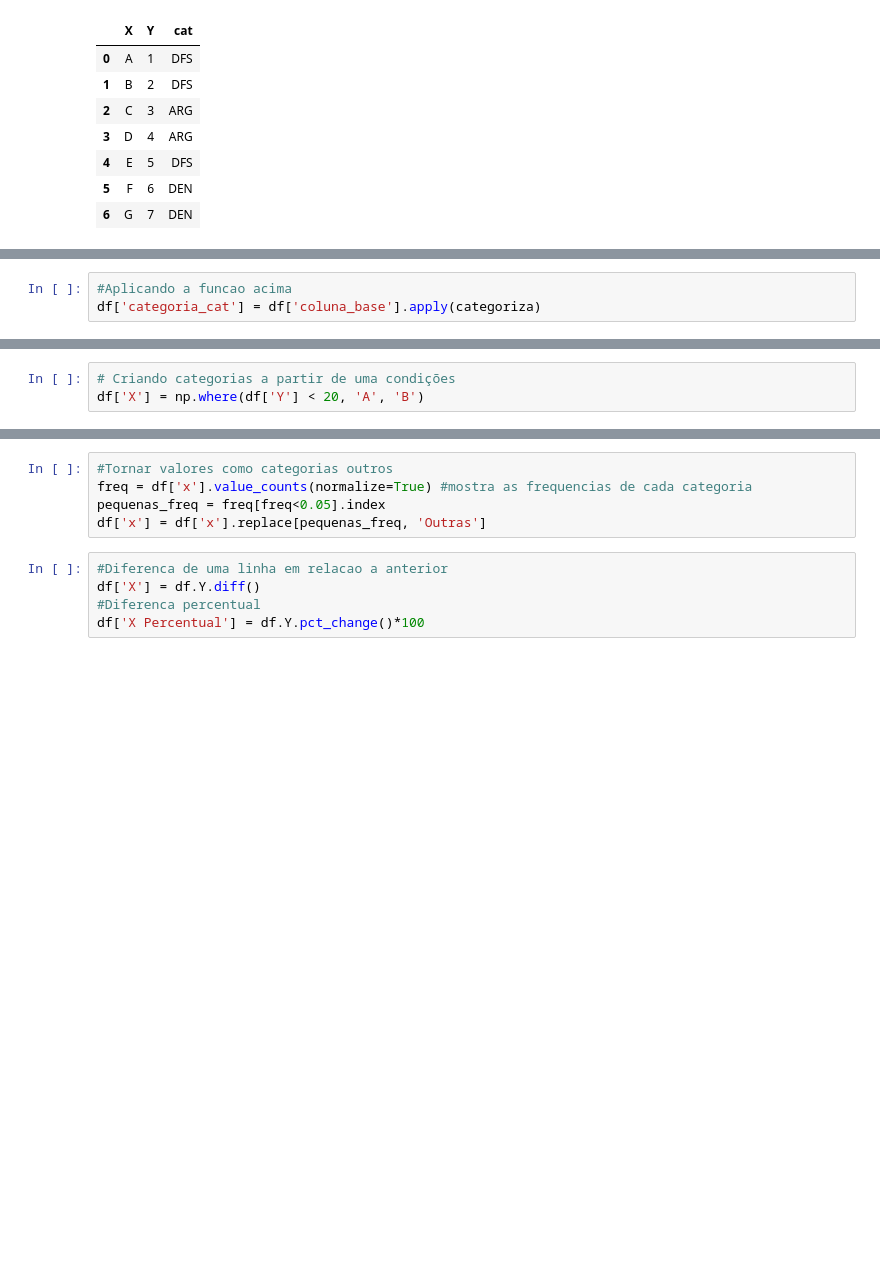
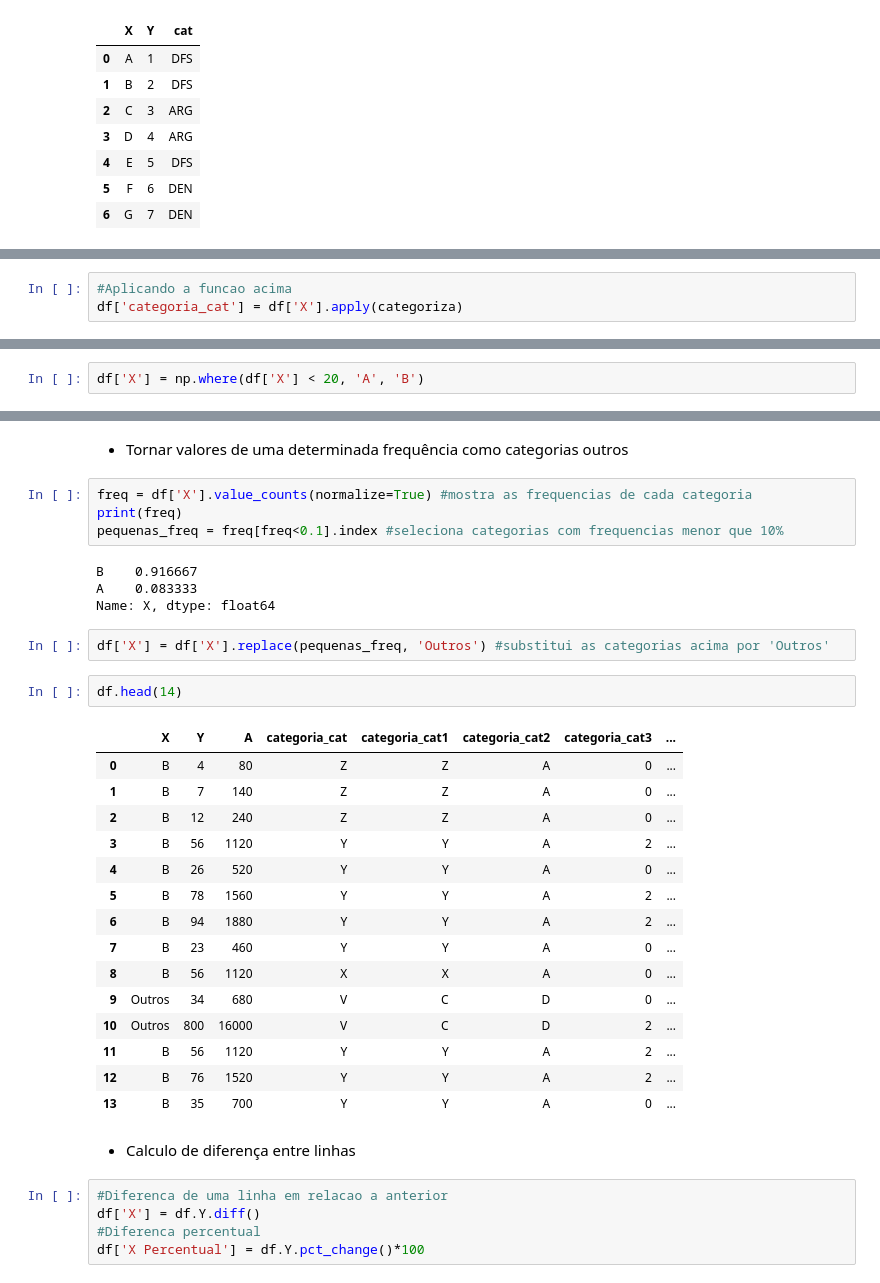
Before and after one commit to GCabral95/Codigos_Analise_Dados, a Jupyter notebook: Limpeza e Engenharia de Base.ipynb, the cells around one changed output, grey strips where cells are left out. Saved outputs shown, nothing was run; the diff lists cells and outputs as text; blank space fills up the shorter version.

```diff
--- a/Limpeza e Engenharia de Base.ipynb
+++ b/Limpeza e Engenharia de Base.ipynb
@@ -260,3 +319,3 @@ def categoriza(s):
 # %%
 #Aplicando a funcao acima
-df['categoria_cat'] = df['coluna_base'].apply(categoriza)
+df['categoria_cat'] = df['X'].apply(categoriza)
@@ -266,3 +381,2 @@ df['categoria_cat1'], df['categoria_cat2'] = zip(*df['coluna_base'].apply(catego
 # %%
-# Criando categorias a partir de uma condições
-df['X'] = np.where(df['Y'] < 20, 'A', 'B')
+df['X'] = np.where(df['X'] < 20, 'A', 'B')
@@ -269,8 +392,35 @@ df['X'] = np.where(df['Y'] < 20, 'A', 'B')
+# %% [markdown]
+* Tornar valores de uma determinada frequência como categorias outros
 # %%
-#Tornar valores como categorias outros
-freq = df['x'].value_counts(normalize=True) #mostra as frequencias de cada categoria
-pequenas_freq = freq[freq<0.05].index
-df['x'] = df['x'].replace[pequenas_freq, 'Outras']
+freq = df['X'].value_counts(normalize=True) #mostra as frequencias de cada categoria
+print(freq)
+pequenas_freq = freq[freq<0.1].index #seleciona categorias com frequencias menor que 10%
+# %% [output]
+B    0.916667
+A    0.083333
+Name: X, dtype: float64
+# %%
+df['X'] = df['X'].replace(pequenas_freq, 'Outros') #substitui as categorias acima por 'Outros'
+# %%
+df.head(14)
+# %% [output]
+|  | X | Y | A | categoria_cat | categoria_cat1 | categoria_cat2 | categoria_cat3 | ... |
+| 0 | B | 4 | 80 | Z | Z | A | 0 | ... |
+| 1 | B | 7 | 140 | Z | Z | A | 0 | ... |
+| 2 | B | 12 | 240 | Z | Z | A | 0 | ... |
+| 3 | B | 56 | 1120 | Y | Y | A | 2 | ... |
+| 4 | B | 26 | 520 | Y | Y | A | 0 | ... |
+| 5 | B | 78 | 1560 | Y | Y | A | 2 | ... |
+| 6 | B | 94 | 1880 | Y | Y | A | 2 | ... |
+| 7 | B | 23 | 460 | Y | Y | A | 0 | ... |
+| 8 | B | 56 | 1120 | X | X | A | 0 | ... |
+| 9 | Outros | 34 | 680 | V | C | D | 0 | ... |
+| 10 | Outros | 800 | 16000 | V | C | D | 2 | ... |
+| 11 | B | 56 | 1120 | Y | Y | A | 2 | ... |
+| 12 | B | 76 | 1520 | Y | Y | A | 2 | ... |
+| 13 | B | 35 | 700 | Y | Y | A | 0 | ... |
+# %% [markdown]
+* Calculo de diferença entre linhas
 # %%
 #Diferenca de uma linha em relacao a anterior
 df['X'] = df.Y.diff()
```
Also changed, not shown: parts of 84 cells of this notebook.
